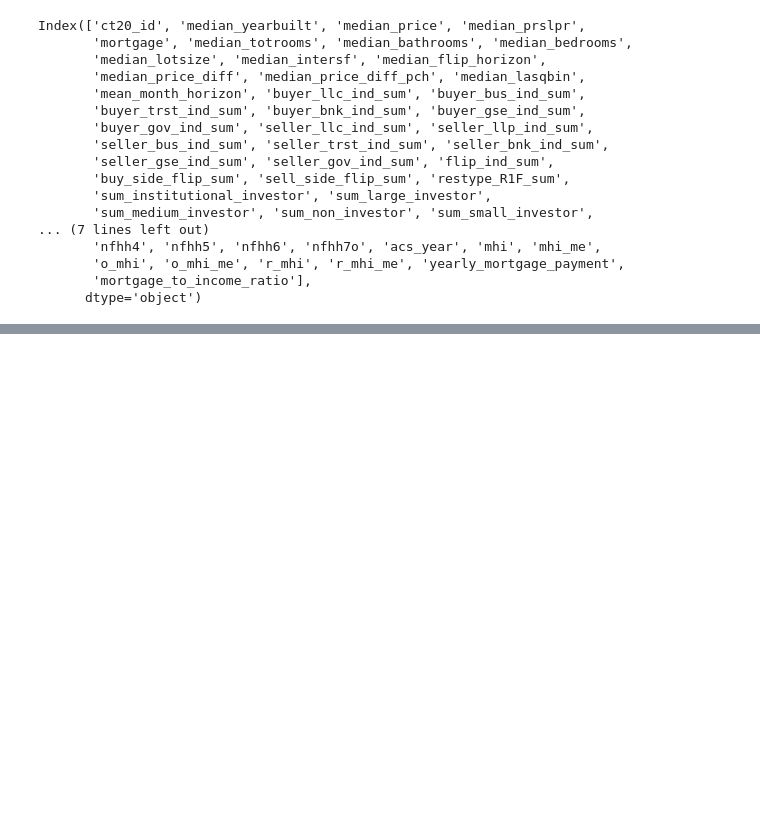
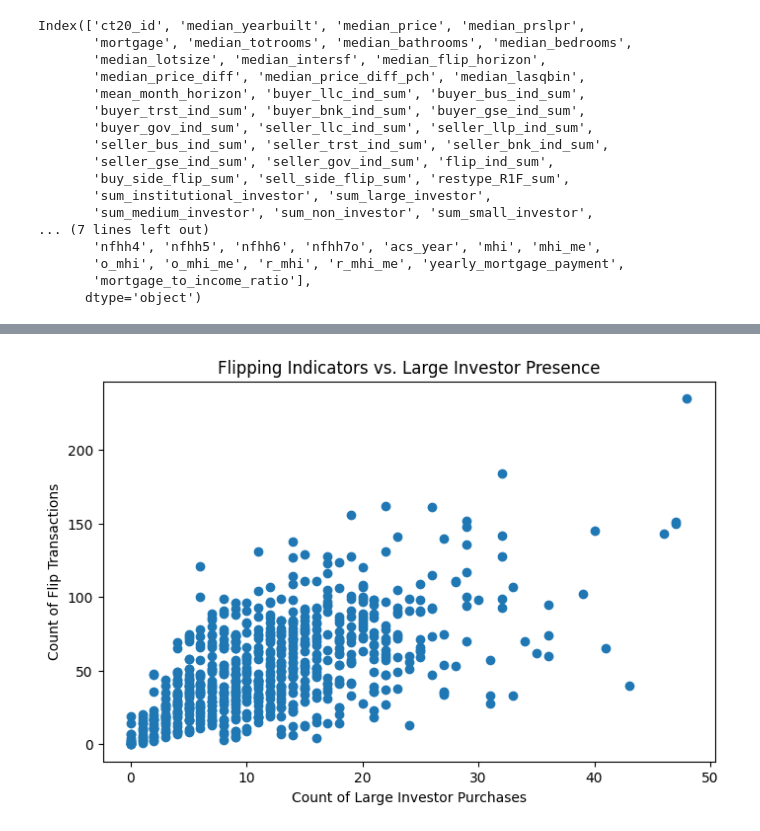
Before and after one commit to an-bo-chen/6.C85-Final-Project, a Jupyter notebook: visualization scripts/residental_sales_visualization_aggregated2020.ipynb, the cells around one changed output, grey strips where cells are left out. Saved outputs shown, nothing was run; the diff lists cells and outputs as text; code cells hidden in the pictures; blank space fills up the shorter version.

```diff
--- a/visualization scripts/residental_sales_visualization_aggregated2020.ipynb
+++ b/visualization scripts/residental_sales_visualization_aggregated2020.ipynb
@@ -192,0 +226,9 @@ NameError: name 'sales_data' is not defined
+# %%
+plt.figure(figsize=(8, 5))
+plt.scatter(df['sum_large_investor'], df['flip_ind_sum'])
+plt.title('Flipping Indicators vs. Large Investor Presence')
+plt.xlabel('Count of Large Investor Purchases')
+plt.ylabel('Count of Flip Transactions')
+plt.show()
+# %% [output]
+[figure, added]
```
Also changed, not shown: parts of 6 cells of this notebook, 3 other files.
